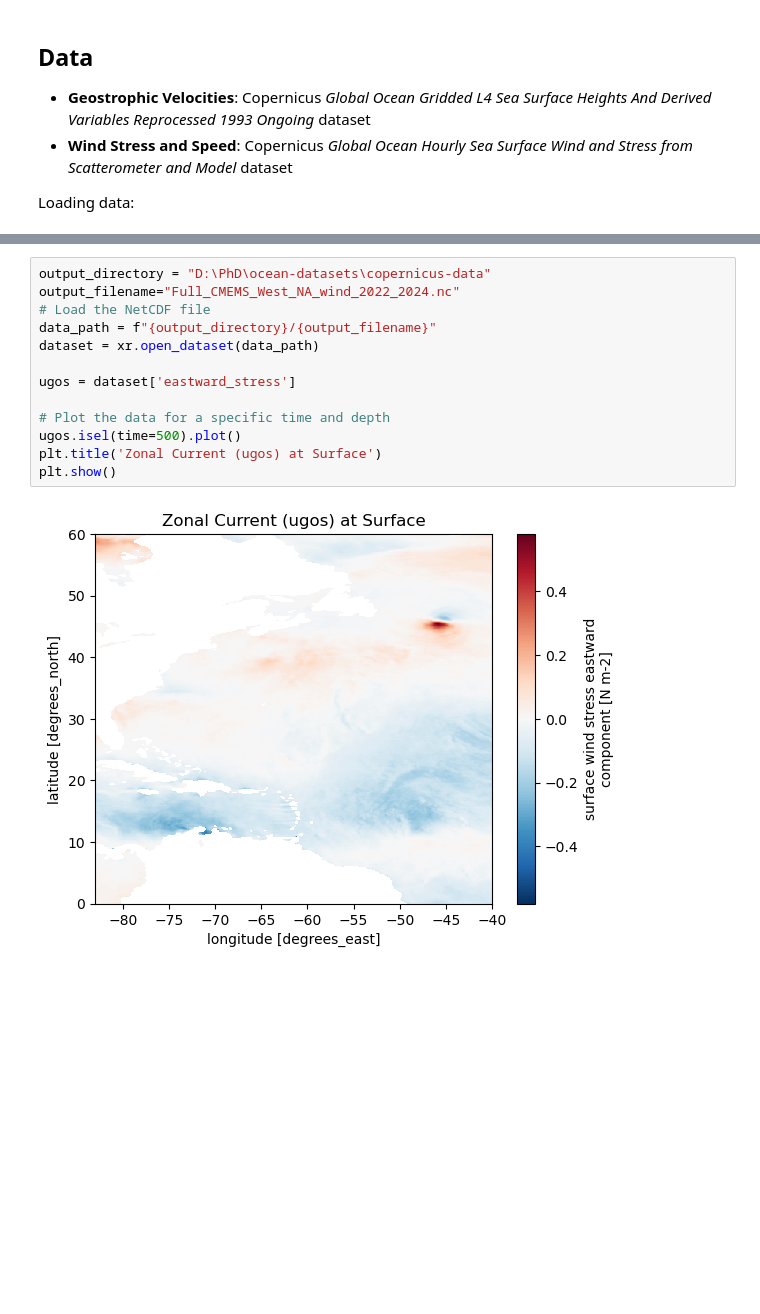
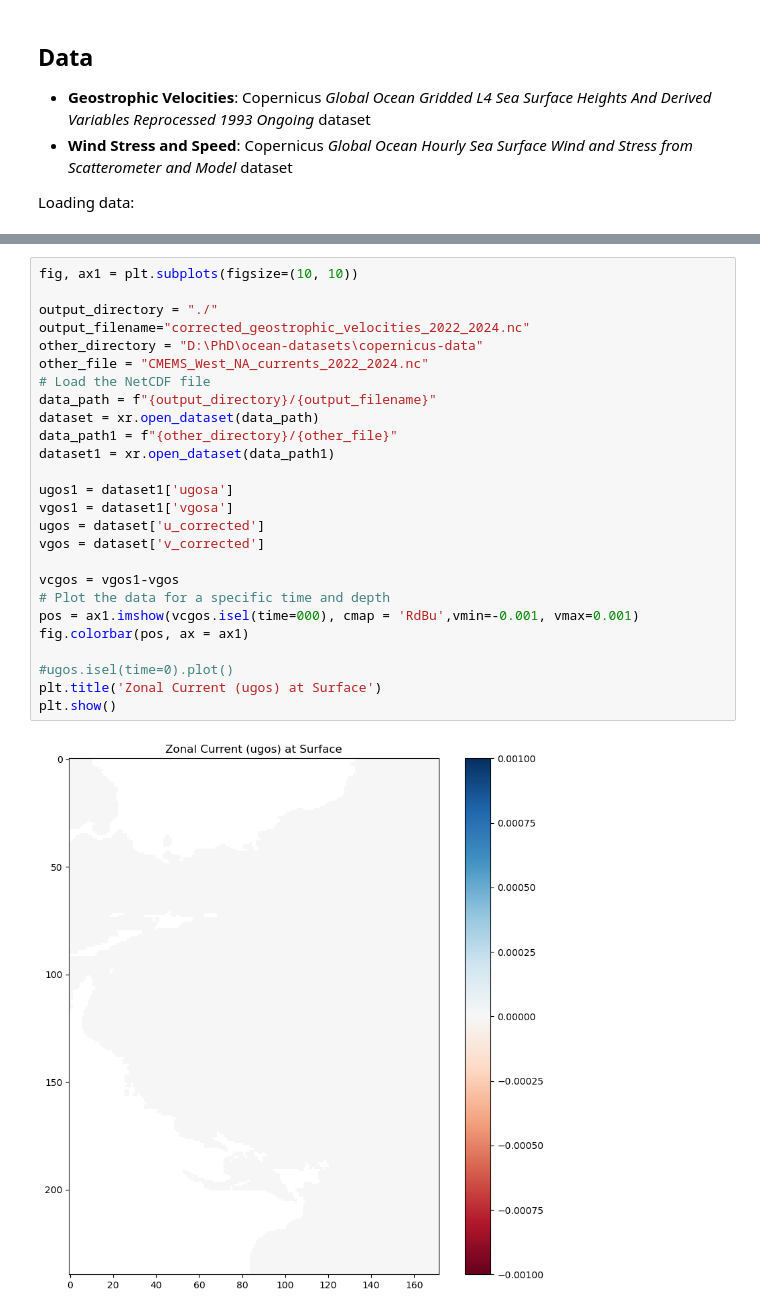
Before and after one commit to vanessamadu/ocean-data, a Jupyter notebook: variable_list.ipynb, the cells around one changed output, grey strips where cells are left out. Drawn from its saved outputs; the diff is of its cells as text; blank space fills up the shorter version.

```diff
--- a/variable_list.ipynb
+++ b/variable_list.ipynb
@@ -41,15 +84,28 @@ Loading data:
 # %%
-output_directory = "D:\PhD\ocean-datasets\copernicus-data"
-output_filename="Full_CMEMS_West_NA_wind_2022_2024.nc"
+fig, ax1 = plt.subplots(figsize=(10, 10))
+
+output_directory = "./"
+output_filename="corrected_geostrophic_velocities_2022_2024.nc"
+other_directory = "D:\PhD\ocean-datasets\copernicus-data"
+other_file = "CMEMS_West_NA_currents_2022_2024.nc"
 # Load the NetCDF file
 data_path = f"{output_directory}/{output_filename}"
 dataset = xr.open_dataset(data_path)
+data_path1 = f"{other_directory}/{other_file}"
+dataset1 = xr.open_dataset(data_path1)
 
-ugos = dataset['eastward_stress']
+ugos1 = dataset1['ugosa']
+vgos1 = dataset1['vgosa']
+ugos = dataset['u_corrected']
+vgos = dataset['v_corrected']
 
+vcgos = vgos1-vgos
 # Plot the data for a specific time and depth
-ugos.isel(time=500).plot()
+pos = ax1.imshow(vcgos.isel(time=000), cmap = 'RdBu',vmin=-0.001, vmax=0.001)
+fig.colorbar(pos, ax = ax1)
+
+#ugos.isel(time=0).plot()
 plt.title('Zonal Current (ugos) at Surface')
 plt.show()
 # %% [output]
-[figure, old version]
+[figure, new version]
```
Also changed, not shown: parts of 3 cells of this notebook, 3 other files.
